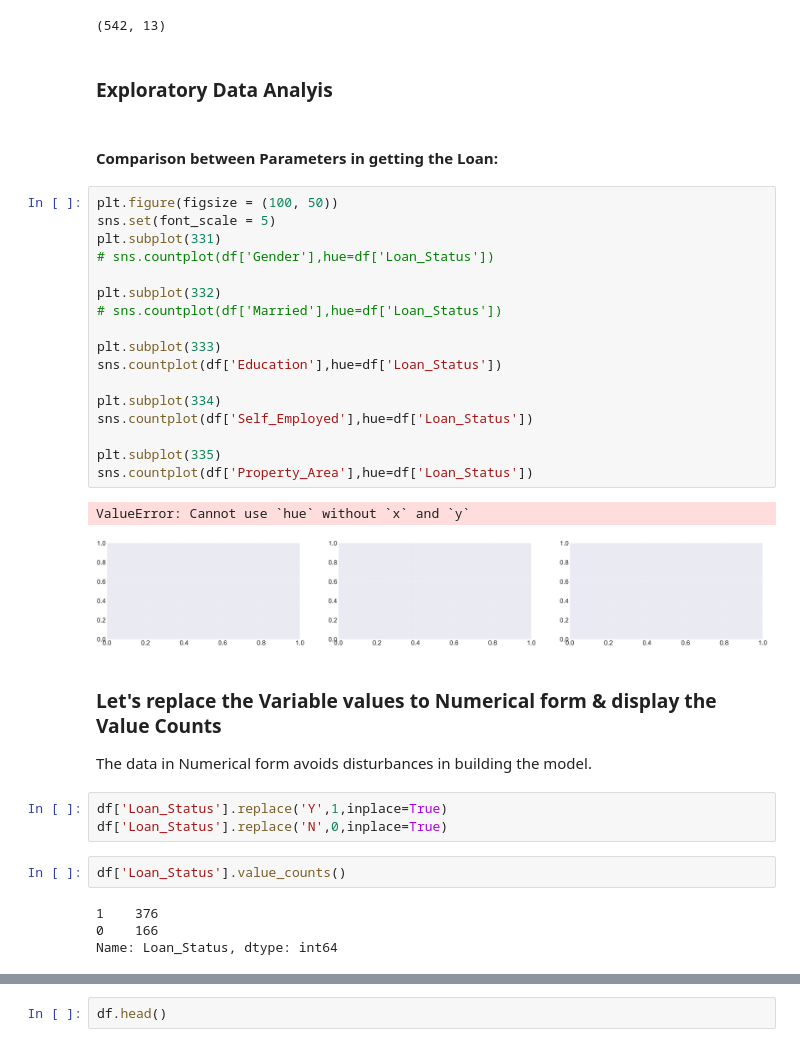
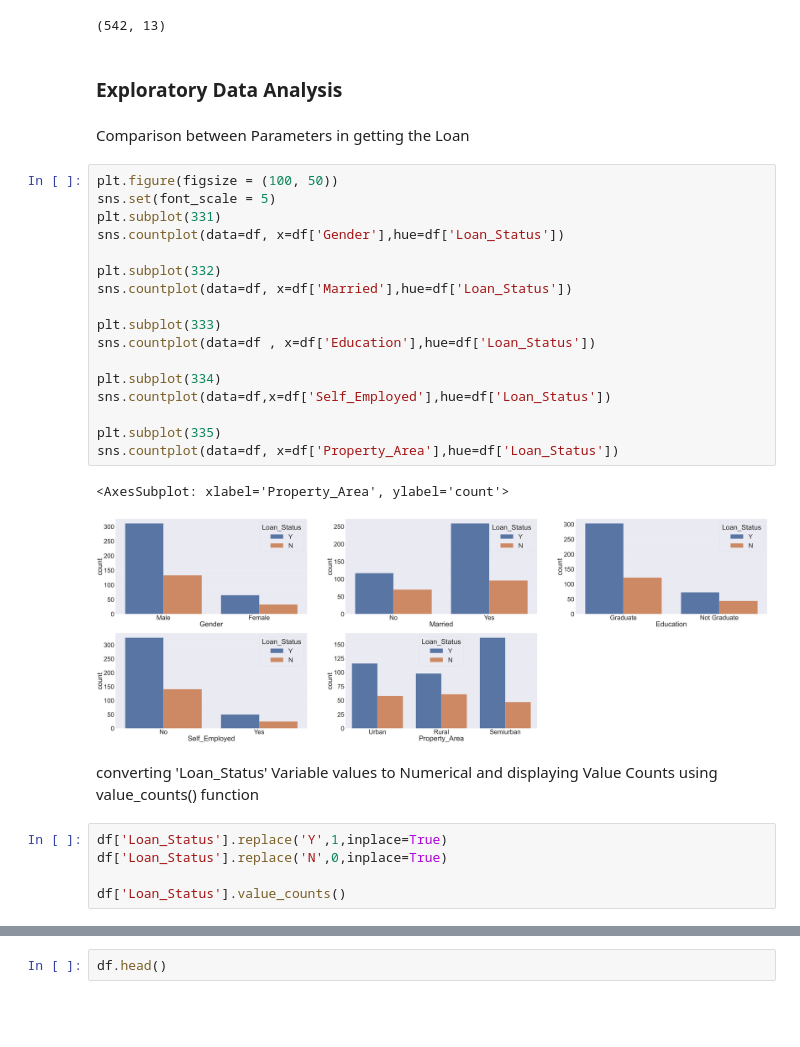
Before and after one commit to hamzaelouham/ML-Loan-Prediction, a Jupyter notebook: Ai-Project.ipynb, the cells around one changed output, grey strips where cells are left out. Drawn from its saved outputs; the diff is of its cells as text; blank space fills up the shorter version.

```diff
--- a/Ai-Project.ipynb
+++ b/Ai-Project.ipynb
@@ -133,39 +133,33 @@ df.shape
 # %% [output]
 (542, 13)
 # %% [markdown]
-### Exploratory Data Analyis
+### Exploratory Data Analysis
 # %% [markdown]
-#### Comparison between Parameters in getting the Loan:
+Comparison between Parameters in getting the Loan
 # %%
 plt.figure(figsize = (100, 50))
 sns.set(font_scale = 5)
 plt.subplot(331)
-# sns.countplot(df['Gender'],hue=df['Loan_Status'])
+sns.countplot(data=df, x=df['Gender'],hue=df['Loan_Status'])
 
 plt.subplot(332)
-# sns.countplot(df['Married'],hue=df['Loan_Status'])
+sns.countplot(data=df, x=df['Married'],hue=df['Loan_Status'])
 
 plt.subplot(333)
-sns.countplot(df['Education'],hue=df['Loan_Status'])
+sns.countplot(data=df , x=df['Education'],hue=df['Loan_Status'])
 
 plt.subplot(334)
-sns.countplot(df['Self_Employed'],hue=df['Loan_Status'])
+sns.countplot(data=df,x=df['Self_Employed'],hue=df['Loan_Status'])
 
 plt.subplot(335)
-sns.countplot(df['Property_Area'],hue=df['Loan_Status'])
+sns.countplot(data=df, x=df['Property_Area'],hue=df['Loan_Status'])
 # %% [output]
-ValueError: Cannot use `hue` without `x` and `y`
+<AxesSubplot: xlabel='Property_Area', ylabel='count'>
-[figure, old version]
+[figure, new version]
-# %% [markdown]
-### Let's replace the Variable values to Numerical form & display the Value Counts
-
-The data in Numerical form avoids disturbances in building the model.
+# %% [markdown]
+converting 'Loan_Status' Variable values to Numerical  and   displaying   Value Counts using value_counts() function
 # %%
 df['Loan_Status'].replace('Y',1,inplace=True)
 df['Loan_Status'].replace('N',0,inplace=True)
+
+df['Loan_Status'].value_counts()
-# %%
-df['Loan_Status'].value_counts()
-# %% [output]
-1    376
-0    166
-Name: Loan_Status, dtype: int64
```
Also changed, not shown: parts of 15 cells of this notebook, 1 other file.
